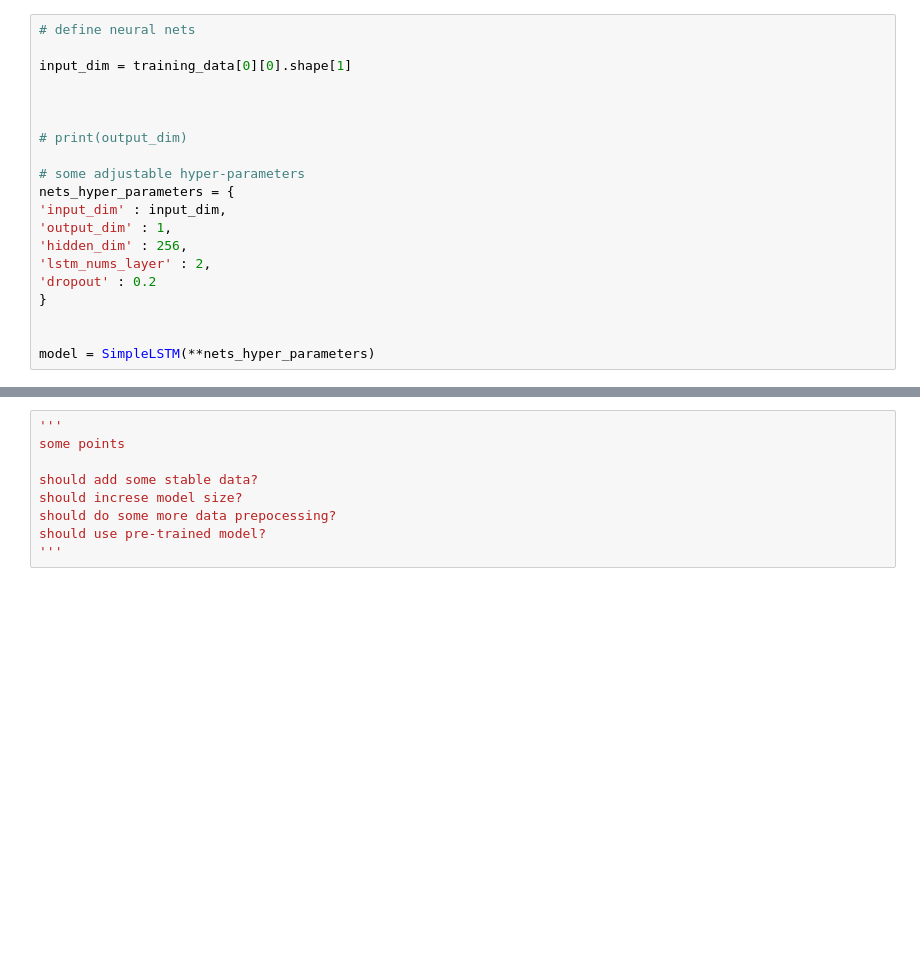
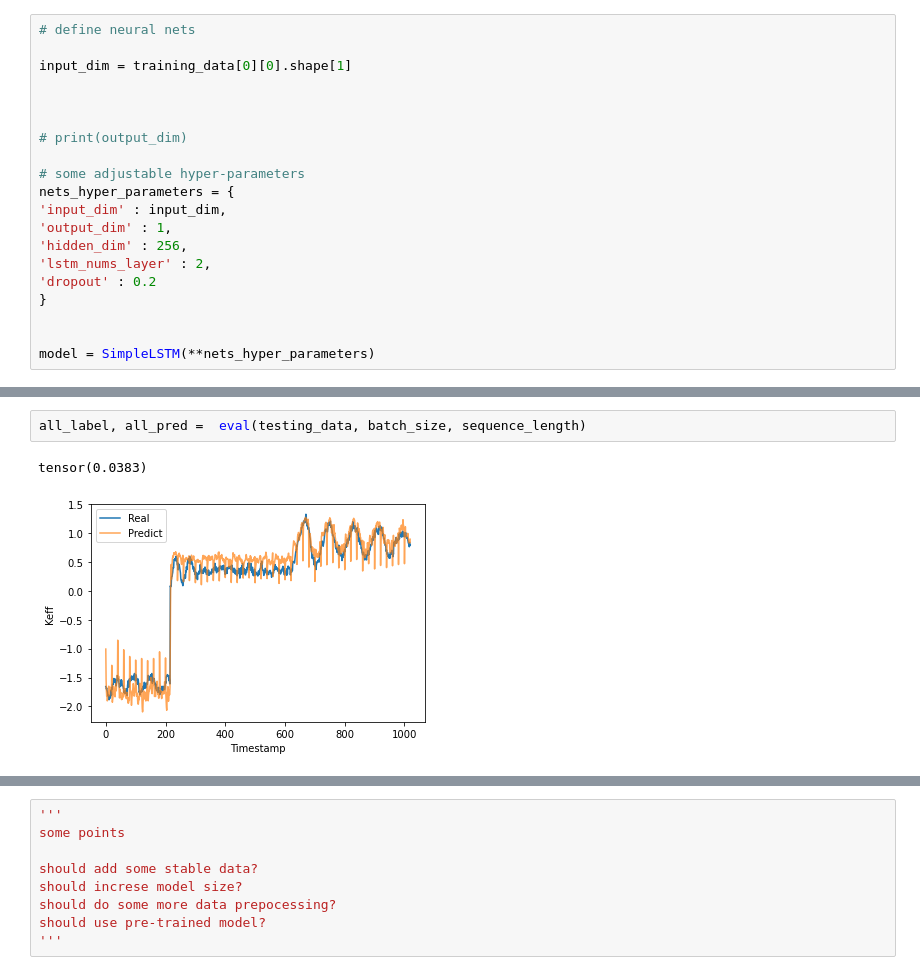
Before and after one commit to ChangyiYang/SimpleLSTM, a Jupyter notebook: TransientLSTM.ipynb, the cells around one changed output, grey strips where cells are left out. Drawn from its saved outputs; the diff is of its cells as text; blank space fills up the shorter version.

```diff
--- a/TransientLSTM.ipynb
+++ b/TransientLSTM.ipynb
@@ -365,3 +373,8 @@ all_label, all_pred =  eval(training_and_testing_data, batch_size, sequence_leng
+# %%
+all_label, all_pred =  eval(testing_data, batch_size, sequence_length)
+# %% [output]
+tensor(0.0383)
+[figure, added]
 # %%
 # change to the original unit
 true_labels = all_label
```
Also changed, not shown: parts of 10 cells of this notebook, 6 other files.
